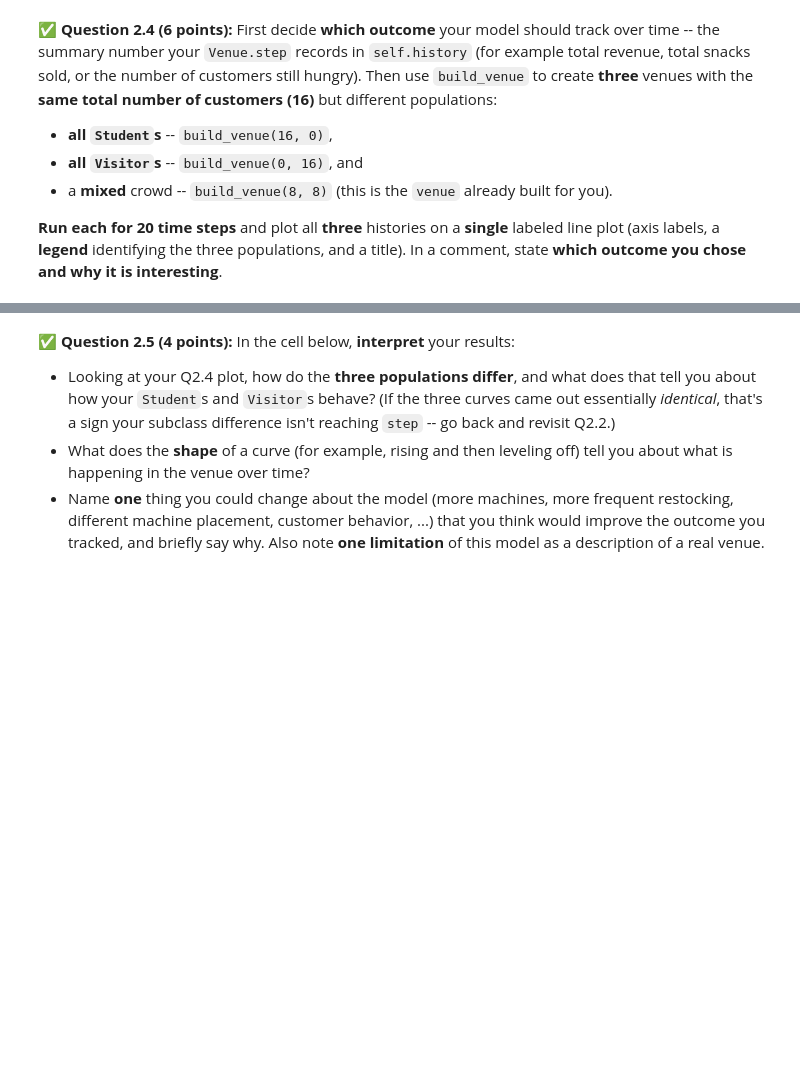
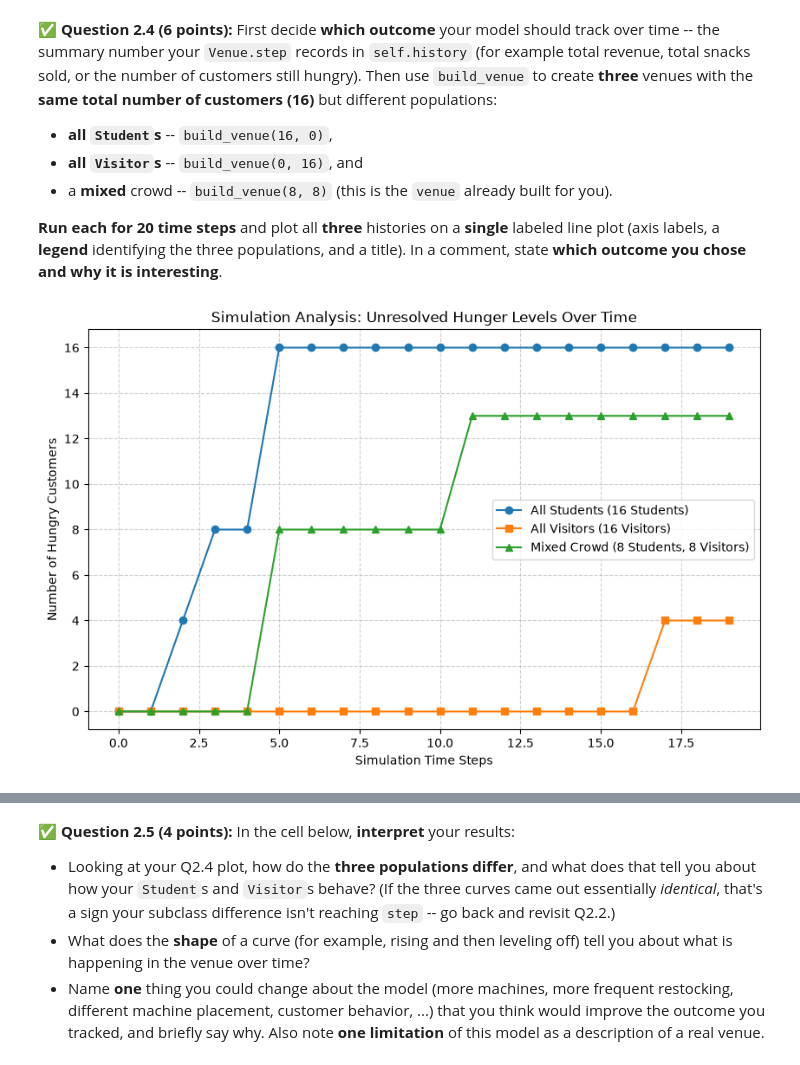
Before and after one commit to camkorson/CMSE202-f26-turnin, a Jupyter notebook: hw_02/HW02-ABMandGraphTheory-STUDENT.ipynb, the cells around one changed output, grey strips where cells are left out. Saved outputs shown, nothing was run; the diff lists cells and outputs as text; code cells hidden in the pictures; blank space fills up the shorter version.

```diff
--- a/hw_02/HW02-ABMandGraphTheory-STUDENT.ipynb
+++ b/hw_02/HW02-ABMandGraphTheory-STUDENT.ipynb
@@ -208,0 +206,16 @@ class Visitor(Customer):
+# %%
+class Student(Customer):
+    def __init__(self, position):
+        """Initializes an impulsive student with a tight budget who gets hungry quickly."""
+        super().__init__(cash=5.0, position=position, hunger_rate=2.0, hunger_threshold=2)
+
+class Visitor(Customer):
+    def __init__(self, position):
+        """Initializes a patient, thrifty visitor with more cash who gets hungry slowly."""
+        super().__init__(cash=20.0, position=position, hunger_rate=0.5, hunger_threshold=3)
+
+    def wants_to_buy(self):
+        """Returns True only if hungry enough and keeping a $5 cash reserve."""
+        if self.hunger >= self.hunger_threshold and self.cash >= 5.0:
+            return True
+        return False
@@ -342,3 +390,37 @@ you chose and why it is interesting**.
+# %%
+import matplotlib.pyplot as plt
+
+# 1) Build three venues with build_venue: all students, all visitors, and a mixed crowd.
+venue_students = build_venue(16, 0)
+venue_visitors = build_venue(0, 16)
+venue_mixed = build_venue(8, 8)
+
+# 2) Run each for 20 steps
+history_students = venue_students.run(20)
+history_visitors = venue_visitors.run(20)
+history_mixed = venue_mixed.run(20)
+
+# Plot all three histories on ONE labeled plot (with a legend)
+plt.figure(figsize=(10, 6))
+plt.plot(history_students, label="All Students (16 Students)", marker="o")
+plt.plot(history_visitors, label="All Visitors (16 Visitors)", marker="s")
+plt.plot(history_mixed, label="Mixed Crowd (8 Students, 8 Visitors)", marker="^")
+
+plt.title("Simulation Analysis: Unresolved Hunger Levels Over Time")
+plt.xlabel("Simulation Time Steps")
+plt.ylabel("Number of Hungry Customers")
+plt.grid(True, linestyle="--", alpha=0.6)
+plt.legend()
+plt.show()
+
+# I am tracking the number of hungry customers left unsatisfied at each time step.
+# This outcome is interesting because it directly reveals the operational gridlock
+# caused by behavioral profiles: students quickly run out of their small cash supply
+# ($5) and remain permanently hungry, while thrifty visitors hold back their funds
+# due to their cash reserve threshold, leaving both groups struggling to get fed
+# over longer runtimes.
+# %% [output]
+[figure, added]
 # %% [markdown]
 <!-- END QUESTION -->
 <!-- DO NOT MODIFY OR DELETE THIS CELL -->
```
Also changed, not shown: parts of 17 cells of this notebook.
